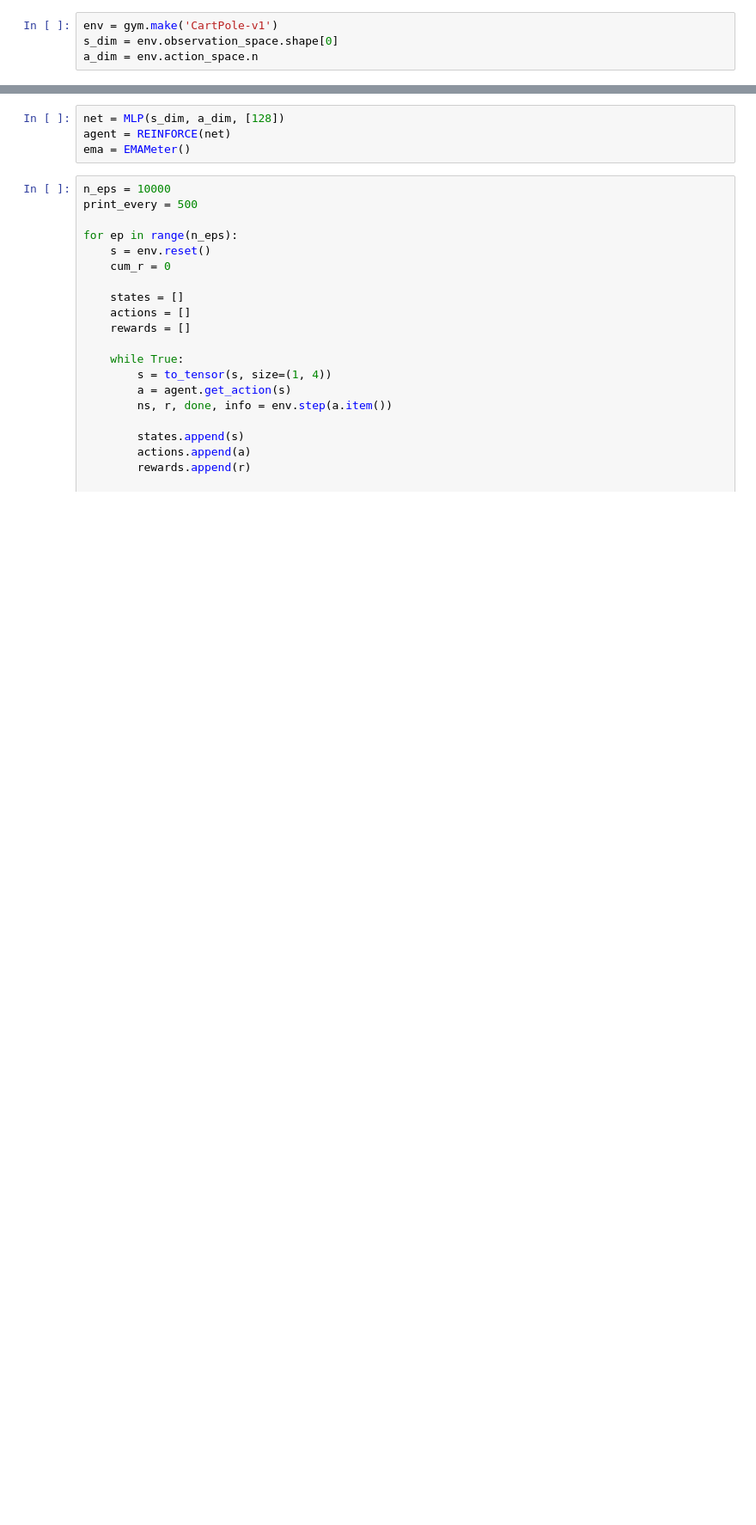
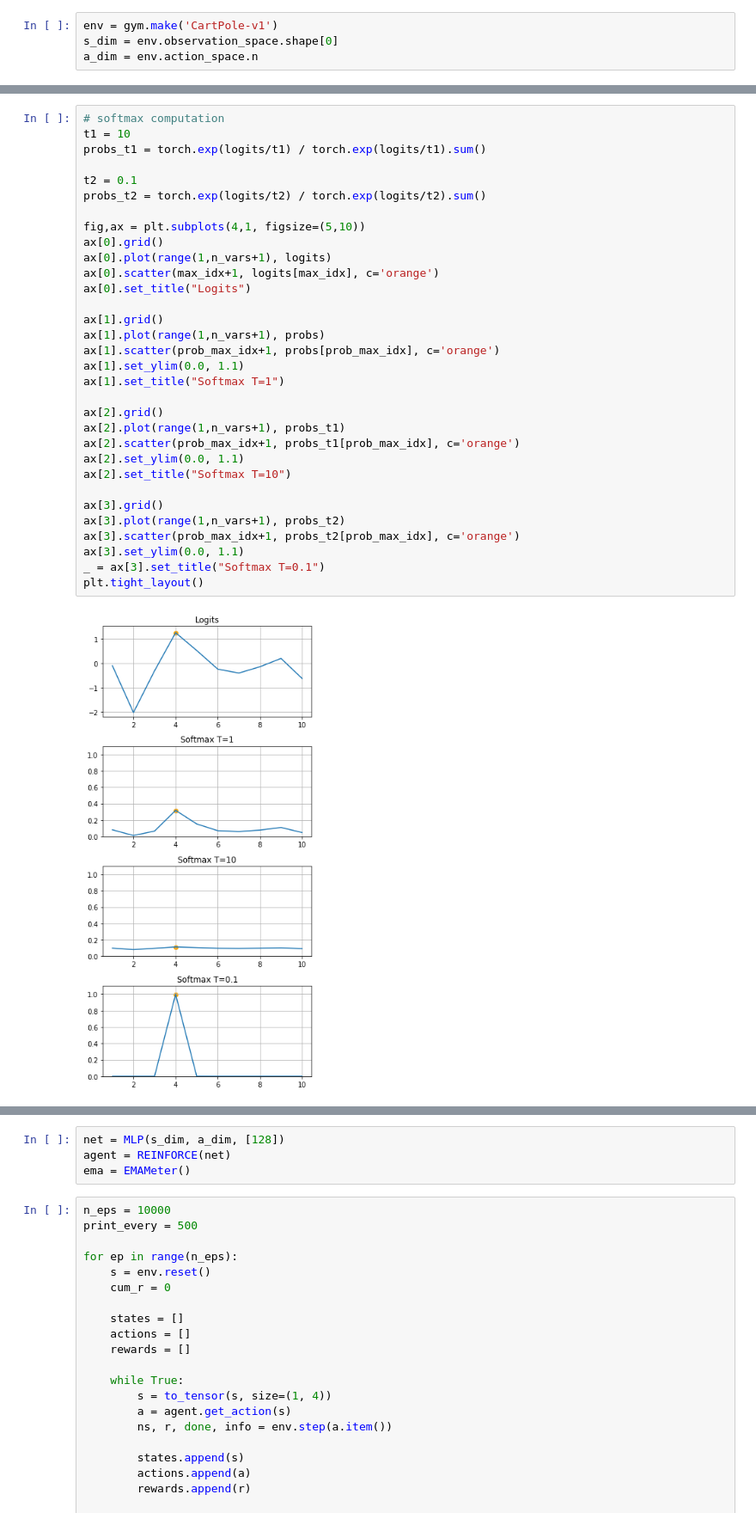
Before and after one commit to Junyoungpark/ReinforcementLearningAtoZ, a Jupyter notebook: PART4/[PG 00] REINFORCE in 'CartPole-v1'.ipynb, the cells around one changed output, grey strips where cells are left out. Shown at 86% size. Cells and saved outputs as stored; diff of their text form; blank space fills up the shorter version.

```diff
--- a/PART4/[PG 00] REINFORCE in 'CartPole-v1'.ipynb
+++ b/PART4/[PG 00] REINFORCE in 'CartPole-v1'.ipynb
@@ -112,0 +99,34 @@ $$\sigma(z)_i = \frac{e^{z_i}}{\sum_{j=1}^{n}e^{z_j}} \forall i=1,...,n$$
+# %%
+# softmax computation
+t1 = 10
+probs_t1 = torch.exp(logits/t1) / torch.exp(logits/t1).sum()
+
+t2 = 0.1
+probs_t2 = torch.exp(logits/t2) / torch.exp(logits/t2).sum()
+
+fig,ax = plt.subplots(4,1, figsize=(5,10))
+ax[0].grid()
+ax[0].plot(range(1,n_vars+1), logits)
+ax[0].scatter(max_idx+1, logits[max_idx], c='orange')
+ax[0].set_title("Logits")
+
+ax[1].grid()
+ax[1].plot(range(1,n_vars+1), probs)
+ax[1].scatter(prob_max_idx+1, probs[prob_max_idx], c='orange')
+ax[1].set_ylim(0.0, 1.1)
+ax[1].set_title("Softmax T=1")
+
+ax[2].grid()
+ax[2].plot(range(1,n_vars+1), probs_t1)
+ax[2].scatter(prob_max_idx+1, probs_t1[prob_max_idx], c='orange')
+ax[2].set_ylim(0.0, 1.1)
+ax[2].set_title("Softmax T=10")
+
+ax[3].grid()
+ax[3].plot(range(1,n_vars+1), probs_t2)
+ax[3].scatter(prob_max_idx+1, probs_t2[prob_max_idx], c='orange')
+ax[3].set_ylim(0.0, 1.1)
+_ = ax[3].set_title("Softmax T=0.1")
+plt.tight_layout()
+# %% [output]
+[figure, added]
```
Also changed, not shown: parts of 8 cells of this notebook, 1 other file.
